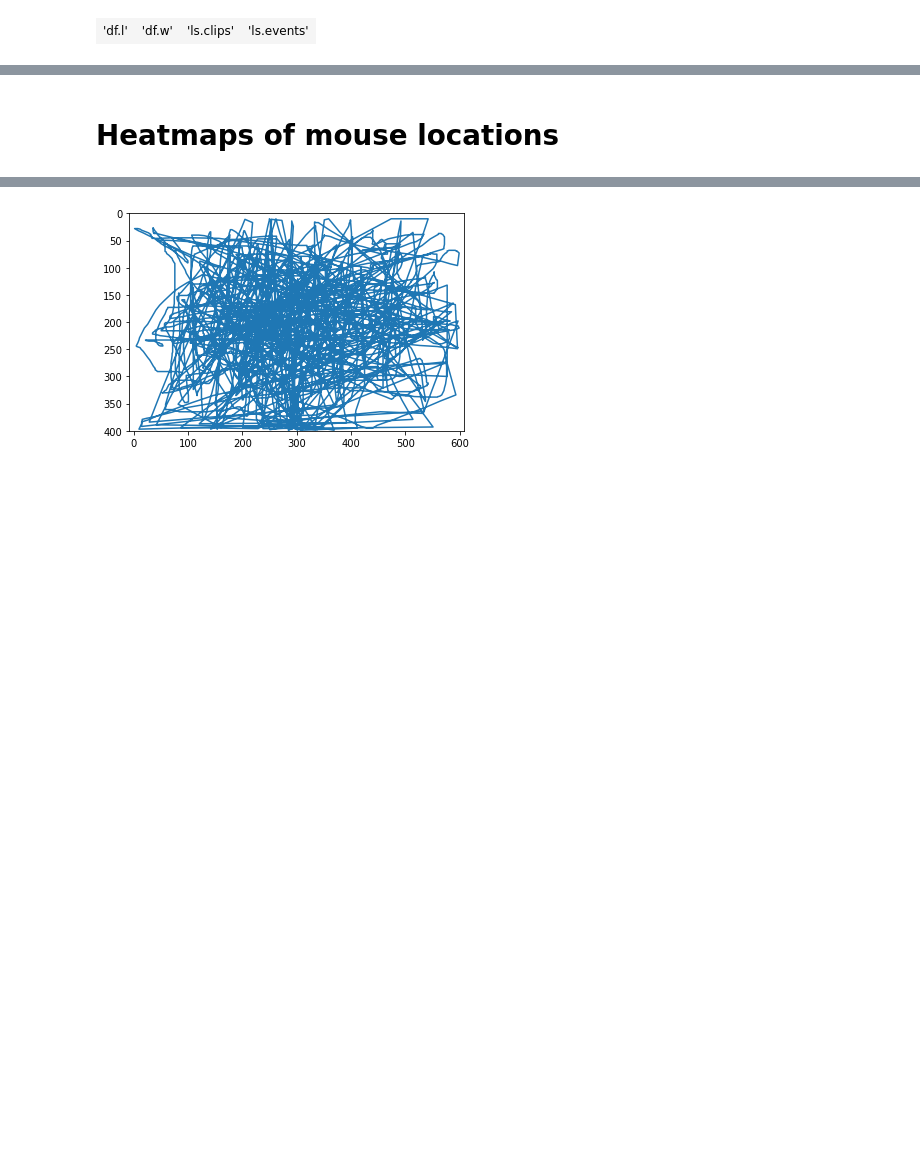
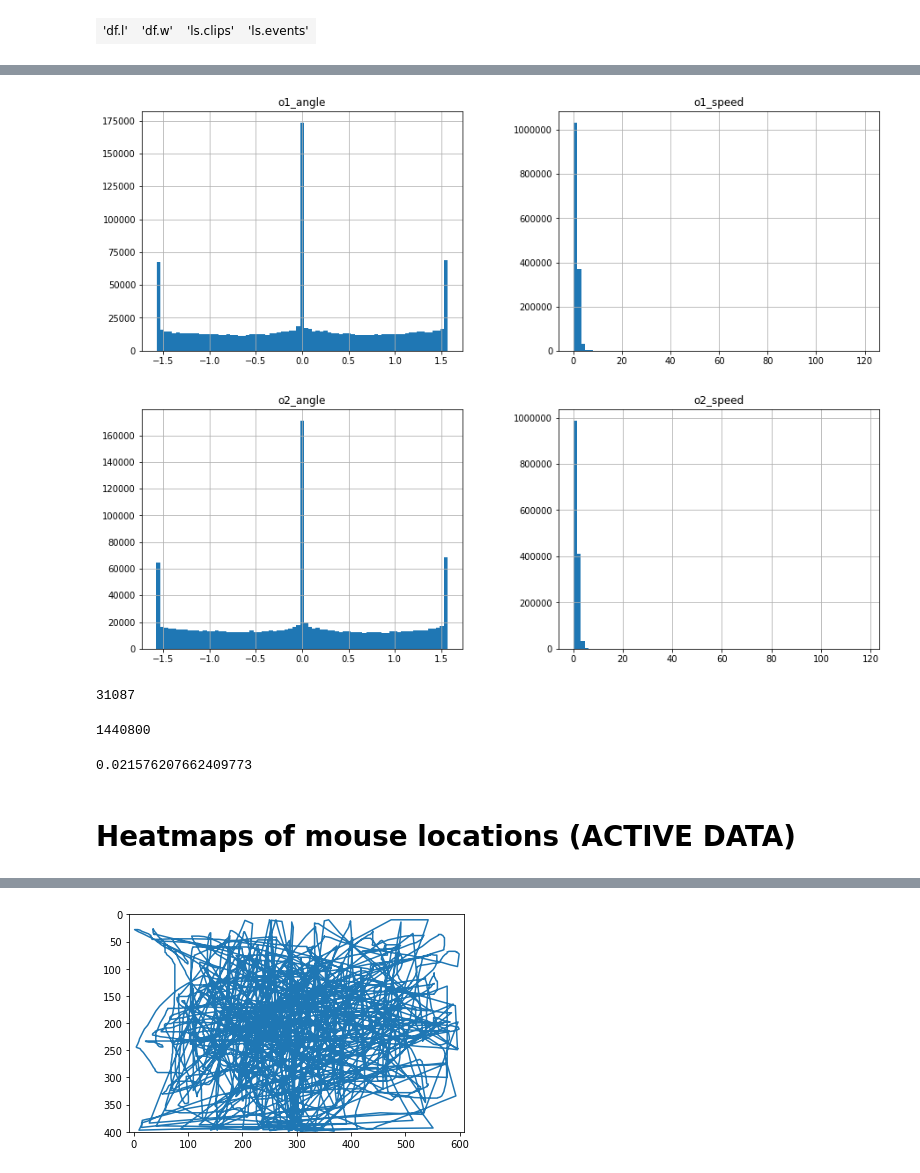
Before and after one commit to iamhectorotero/learning-physical-properties-with-rnns, a Jupyter notebook: 0. Preliminary analysis.ipynb, the cells around one changed output, grey strips where cells are left out. Saved outputs shown, nothing was run; the diff lists cells and outputs as text; code cells hidden in the pictures; blank space fills up the shorter version.

```diff
--- a/0. Preliminary analysis.ipynb
+++ b/0. Preliminary analysis.ipynb
@@ -16,5 +52,25 @@ StrVector with 4 elements.
+# %%
+concat_trials[["o1_speed", "o1_angle"]].hist(bins=75, figsize=(15, 5))
+plt.show()
+concat_trials[["o2_speed", "o2_angle"]].hist(bins=75, figsize=(15, 5))
+plt.show()
+# %% [output]
+[figure, added]
+[figure, added]
+# %%
+concat_trials.query("o1_speed < 0.25 and o2_speed < 0.25 and o3_speed < 0.25 and o4_speed < 0.25").shape[0]
+# %% [output]
+31087
+# %%
+concat_trials.shape[0]
+# %% [output]
+1440800
+# %%
+31087 / 1440800
+# %% [output]
+0.021576207662409773
 # %% [markdown]
-# Heatmaps of mouse locations
+# Heatmaps of mouse locations (ACTIVE DATA)
 # %%
 def get_speed(positions):
     positions = positions / 100
```
Also changed, not shown: parts of 10 cells of this notebook.
